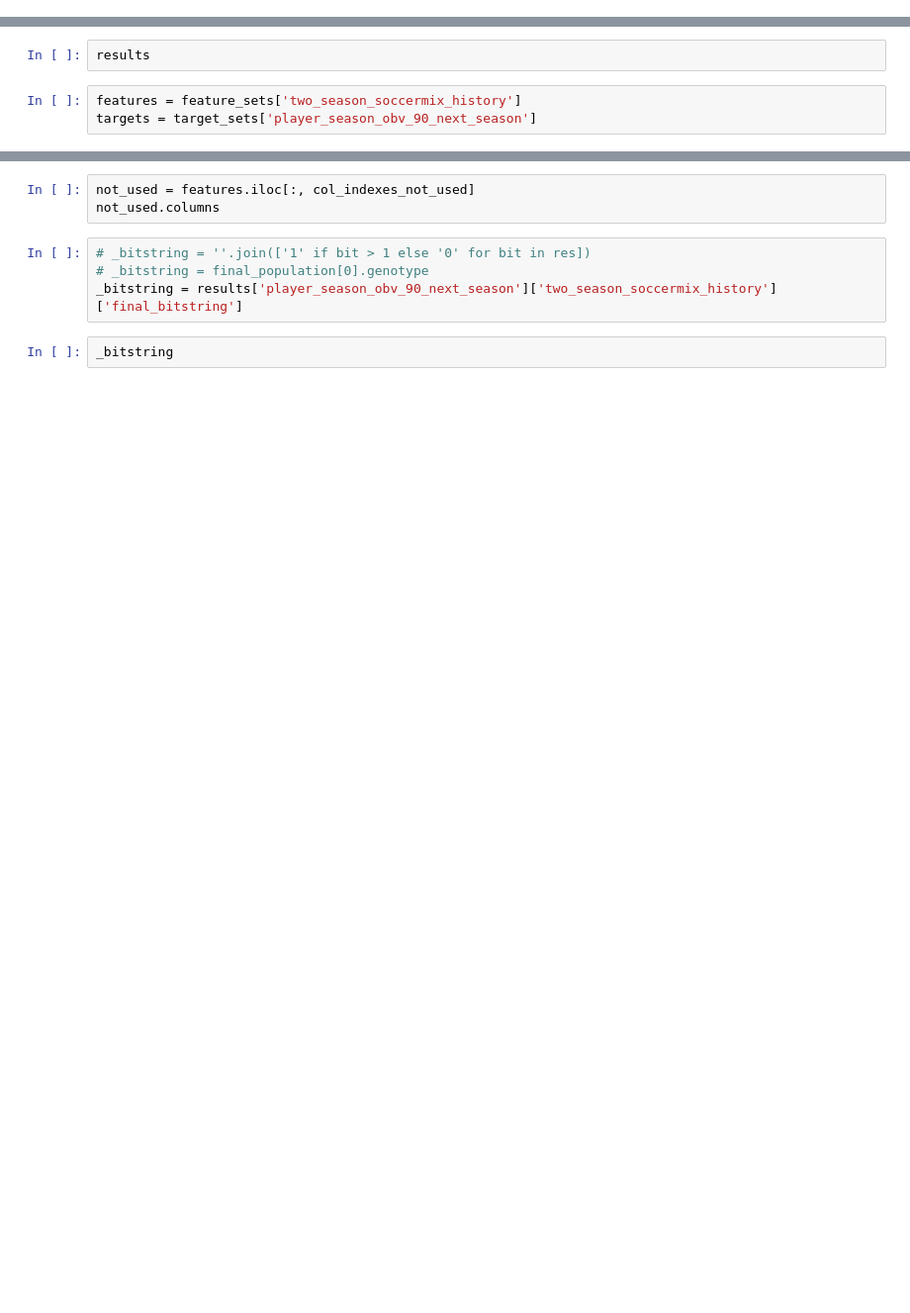
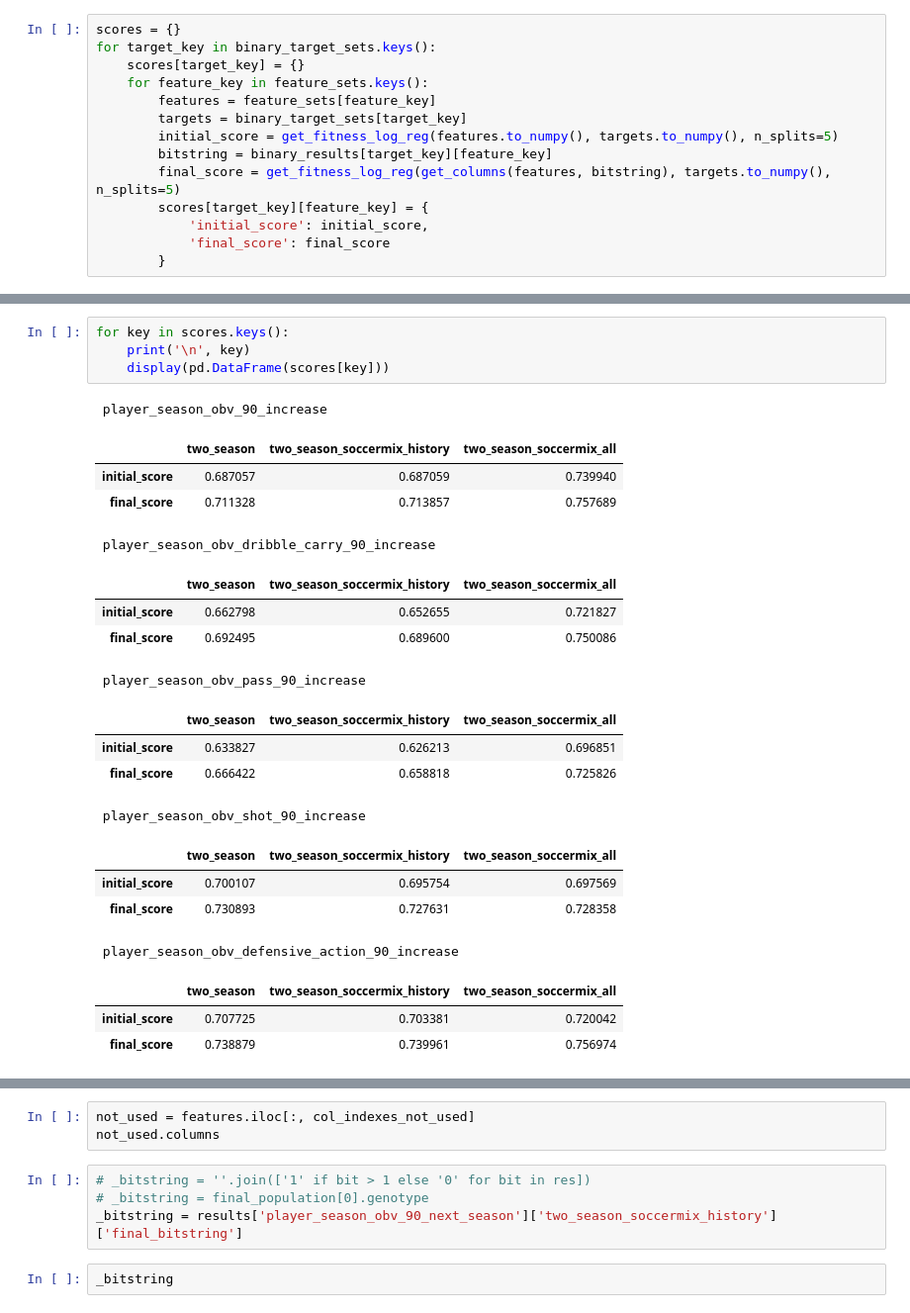
Before and after one commit to markusmkim/GA-feature-selection, a Jupyter notebook: results.ipynb, the cells around one changed output, grey strips where cells are left out. Shown at 99% size. Saved outputs shown, nothing was run; the diff lists cells and outputs as text; blank space fills up the shorter version.

```diff
--- a/results.ipynb
+++ b/results.ipynb
@@ -25 +57,15 @@ with open(targets_path, 'rb') as file:
+# %%
+scores = {}
+for target_key in binary_target_sets.keys():
+    scores[target_key] = {}
+    for feature_key in feature_sets.keys():
+        features = feature_sets[feature_key]
+        targets = binary_target_sets[target_key]
+        initial_score = get_fitness_log_reg(features.to_numpy(), targets.to_numpy(), n_splits=5)
+        bitstring = binary_results[target_key][feature_key]
+        final_score = get_fitness_log_reg(get_columns(features, bitstring), targets.to_numpy(), n_splits=5)
+        scores[target_key][feature_key] = {
+            'initial_score': initial_score,
+            'final_score': final_score
+        }
 # %%
@@ -29,5 +106,25 @@ for key in results.keys():
-# %%
-results
-# %%
-features = feature_sets['two_season_soccermix_history']
-targets = target_sets['player_season_obv_90_next_season']
+# %%
+for key in scores.keys():
+    print('\n', key)
+    display(pd.DataFrame(scores[key]))
+# %% [output]
+ player_season_obv_90_increase
+|  | two_season | two_season_soccermix_history | two_season_soccermix_all |
+| initial_score | 0.687057 | 0.687059 | 0.739940 |
+| final_score | 0.711328 | 0.713857 | 0.757689 |
+ player_season_obv_dribble_carry_90_increase
+|  | two_season | two_season_soccermix_history | two_season_soccermix_all |
+| initial_score | 0.662798 | 0.652655 | 0.721827 |
+| final_score | 0.692495 | 0.689600 | 0.750086 |
+ player_season_obv_pass_90_increase
+|  | two_season | two_season_soccermix_history | two_season_soccermix_all |
+| initial_score | 0.633827 | 0.626213 | 0.696851 |
+| final_score | 0.666422 | 0.658818 | 0.725826 |
+ player_season_obv_shot_90_increase
+|  | two_season | two_season_soccermix_history | two_season_soccermix_all |
+| initial_score | 0.700107 | 0.695754 | 0.697569 |
+| final_score | 0.730893 | 0.727631 | 0.728358 |
+ player_season_obv_defensive_action_90_increase
+|  | two_season | two_season_soccermix_history | two_season_soccermix_all |
+| initial_score | 0.707725 | 0.703381 | 0.720042 |
+| final_score | 0.738879 | 0.739961 | 0.756974 |
```
Also changed, not shown: parts of 16 cells of this notebook, 2 other files.
